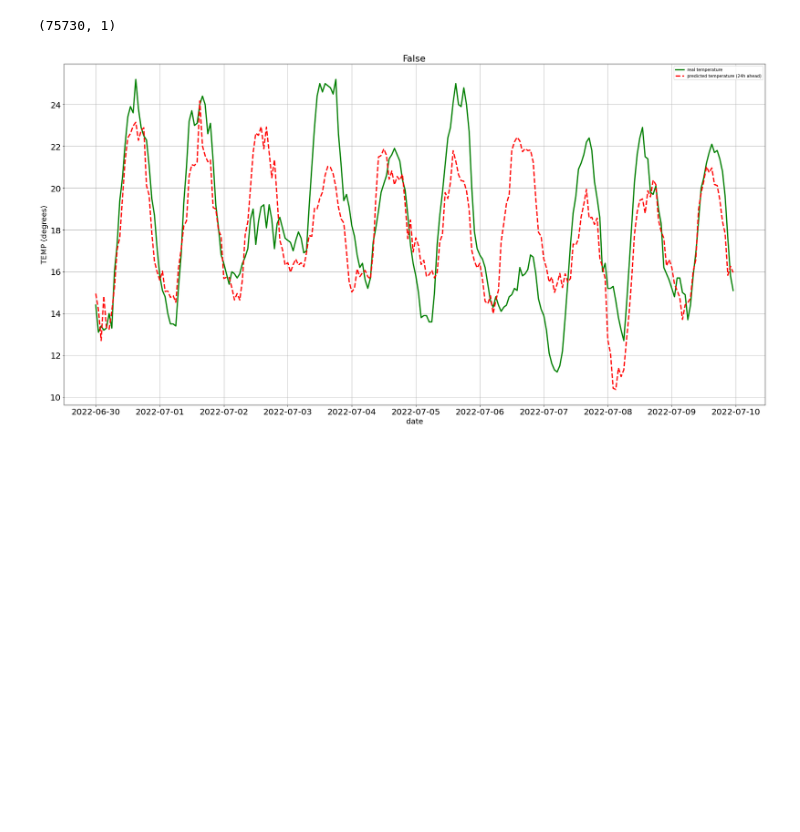
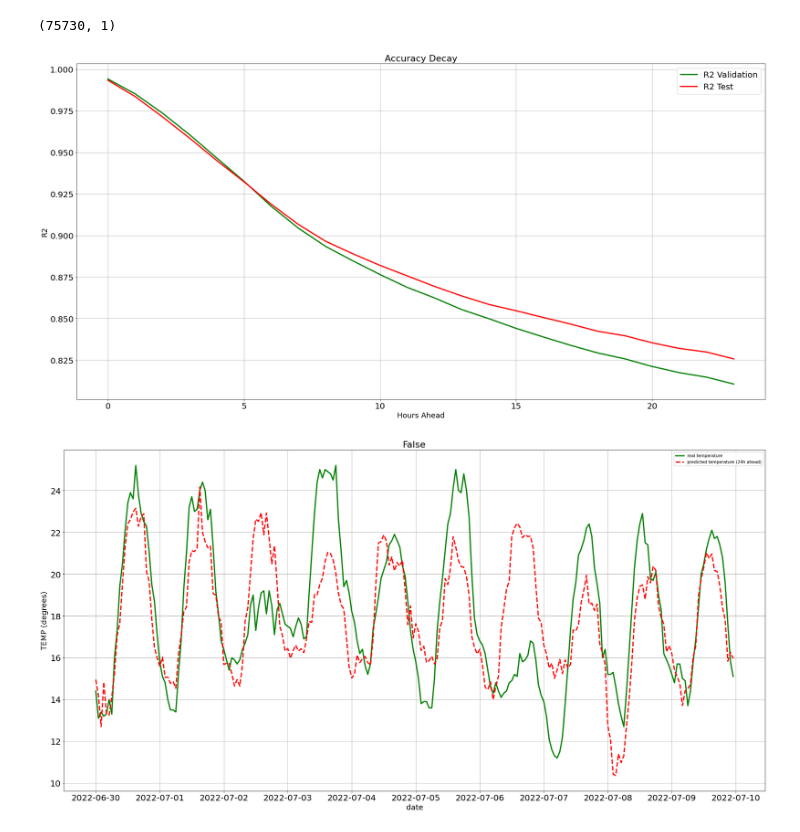
Before and after one commit to castorgit/weather_prediction, a Jupyter notebook: Data_analysis_WeatherYHZ(#v5 Random forest 48h).ipynb, the cells around one changed output. Drawn from its saved outputs; the diff is of its cells as text; code cells hidden in the pictures; blank space fills up the shorter version.

Commit message:
acc decay

```diff
--- a/Data_analysis_WeatherYHZ(#v5 Random forest 48h).ipynb
+++ b/Data_analysis_WeatherYHZ(#v5 Random forest 48h).ipynb
@@ -244,6 +244,27 @@ Summary   -  21.141    21.301
 v_yp.shape
 # %% [output]
 (75730, 1)
+# %%
+#plot prediction accuracy decay
+#
+N = 24
+d = [x for x in range(N)]
+
+fig, ax = plt.subplots(figsize=(30,15))
+
+ax.plot(d,val_y_R2,color='green',linewidth=3.0)
+ax.plot(d,test_y_R2,color='red',linewidth=3.0)
+ax.legend(["R2 Validation", "R2 Test"])
+plt.title("Accuracy Decay", size=22)
+plt.ylabel("R2", size=18)
+plt.xlabel("Hours Ahead", size=18)
+plt.grid(axis='both')
+plt.xticks(fontsize=20)
+plt.yticks(fontsize=20)
+
+plt.show()
+# %% [output]
+[figure, added]
 # %%
 #plot prediction and ground truth
 # Let's do it for the last 100 days
```
